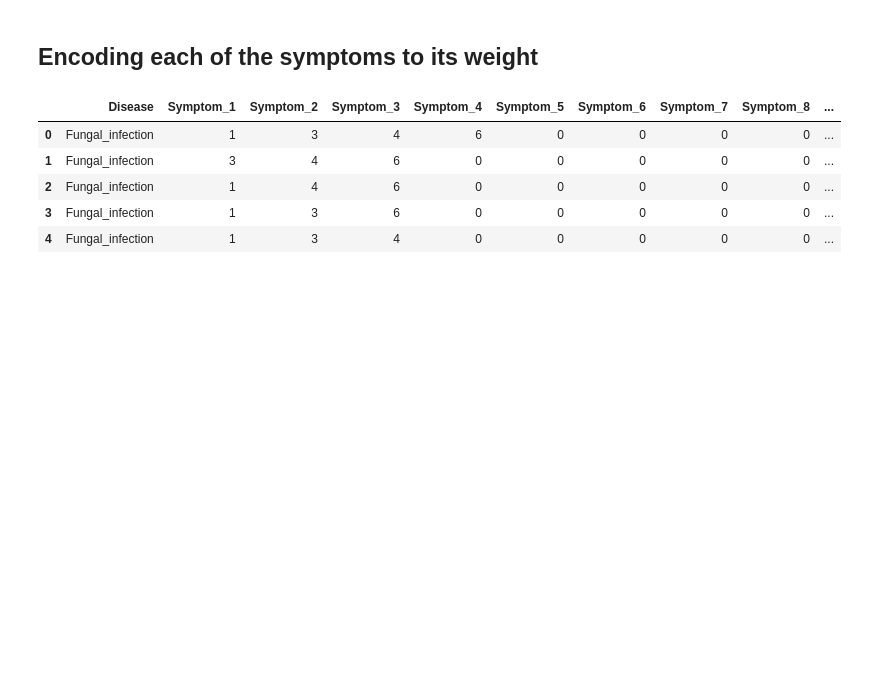
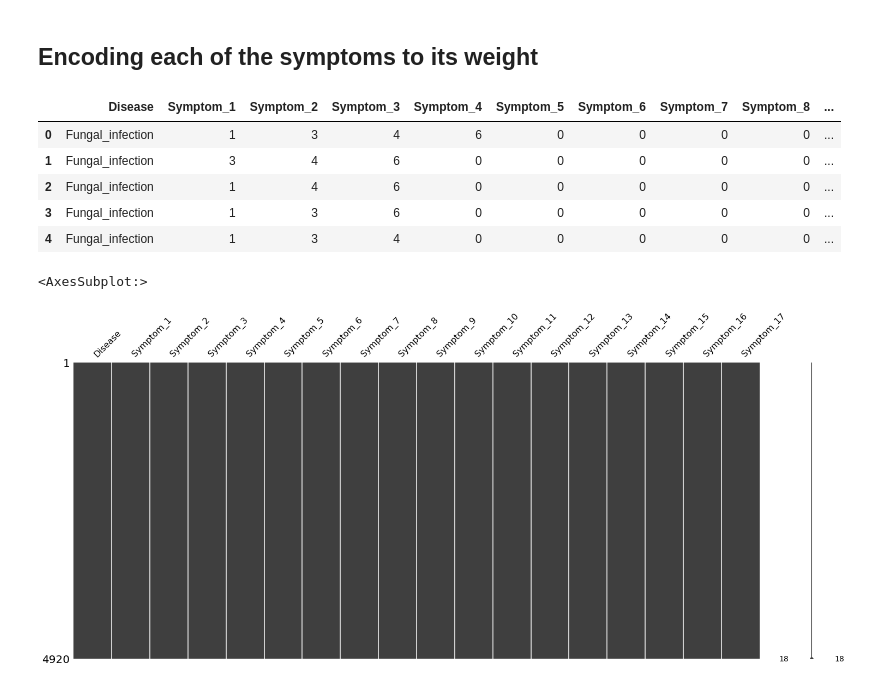
Before and after one commit to yousifelboukhary/Health_Hackthone_project, a Jupyter notebook: Classification Model.ipynb, the cells around one changed output. Saved outputs shown, nothing was run; the diff lists cells and outputs as text; code cells hidden in the pictures; blank space fills up the shorter version.

```diff
--- a/Classification Model.ipynb
+++ b/Classification Model.ipynb
@@ -193,3 +193,8 @@ df.head()
 | 2 | Fungal_infection | 1 | 4 | 6 | 0 | 0 | 0 | 0 | 0 | ... |
 | 3 | Fungal_infection | 1 | 3 | 6 | 0 | 0 | 0 | 0 | 0 | ... |
 | 4 | Fungal_infection | 1 | 3 | 4 | 0 | 0 | 0 | 0 | 0 | ... |
+# %%
+msno.matrix(df)
+# %% [output]
+<AxesSubplot:>
+[figure, added]
```
